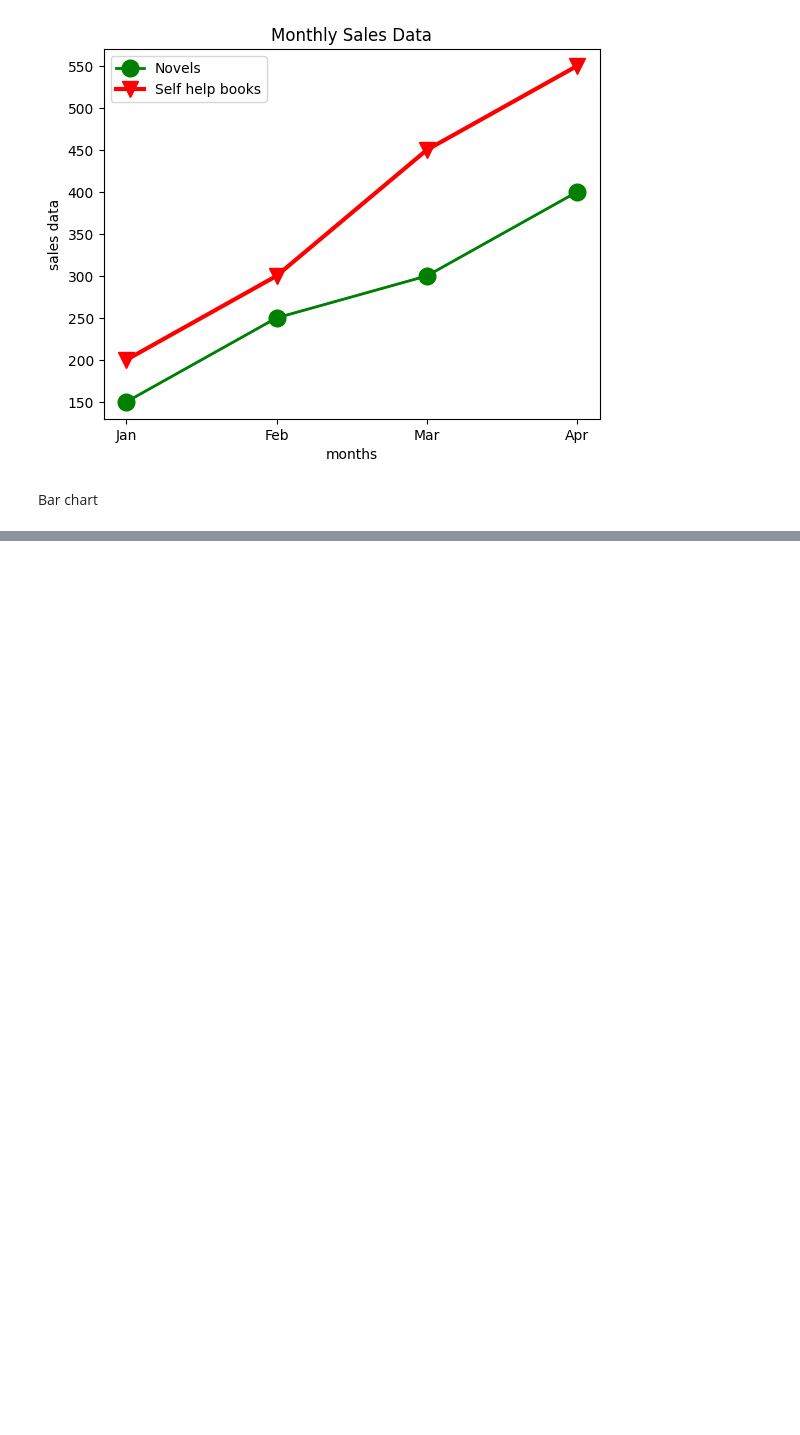
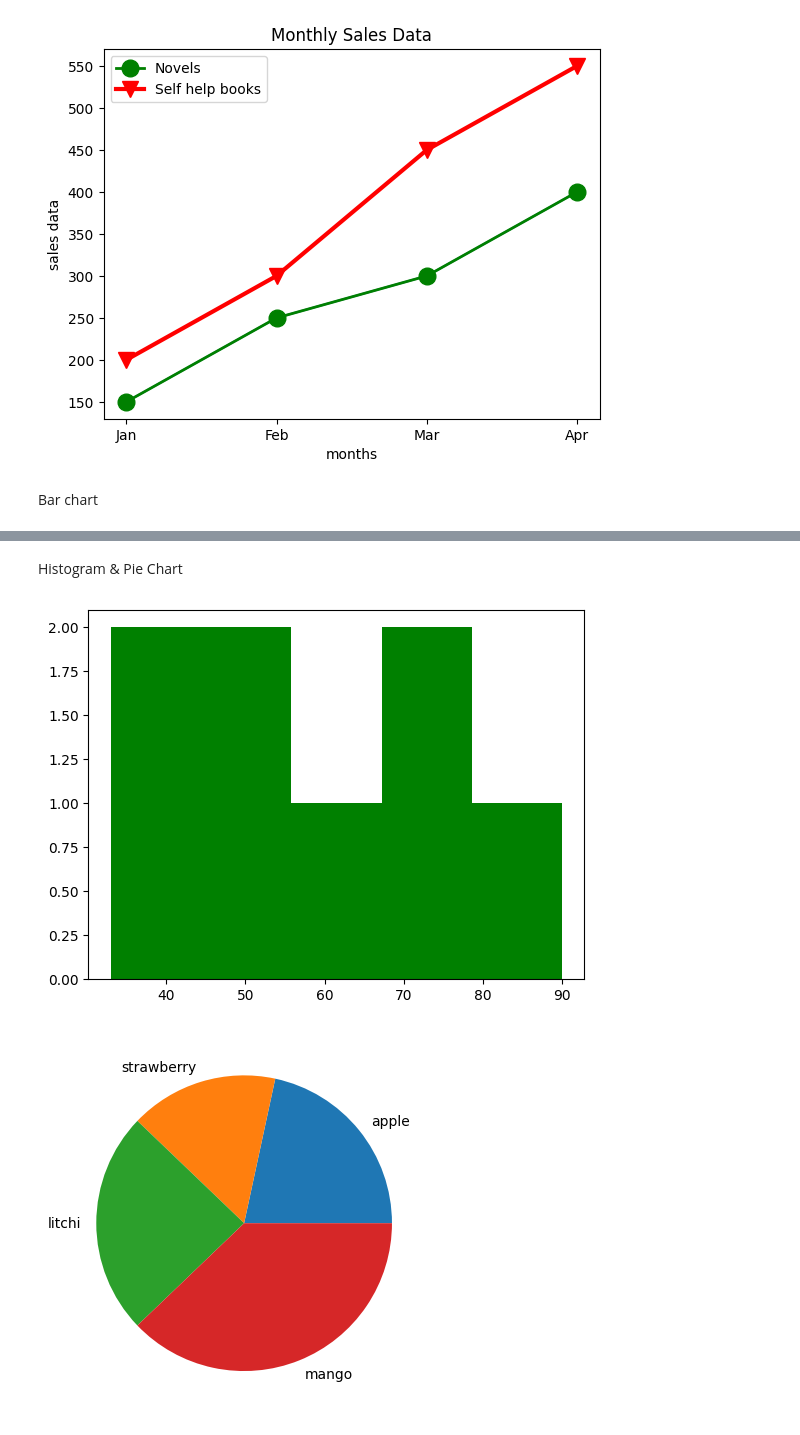
Before and after one commit to Shivangi144/Data-science-, a Jupyter notebook: day19.ipynb, the cells around one changed output, grey strips where cells are left out. Drawn from its saved outputs; the diff is of its cells as text; code cells hidden in the pictures; blank space fills up the shorter version.

```diff
--- a/day19.ipynb
+++ b/day19.ipynb
@@ -76,0 +98,27 @@ plt.show()
+# %% [markdown]
+Histogram & Pie Chart
+# %%
+# Histogram
+import matplotlib.pyplot as plt
+import numpy as np
+marks =[40,55,60,70,90,75,33,50]
+plt.hist(marks,bins = 5,color = "green")
+plt.show()
+
+# pie chart
+import matplotlib.pyplot as plt
+fruits = ['apple','strawberry','litchi','mango']
+count = [40,30,45,70]
+plt.pie(count, labels=fruits)
+plt.show()
+
+#pie chart percentage
+import matplotlib.pyplot as plt
+fruits = ['strawberry','litchi','mango','cherry']
+colors = ['blue','red','yellow','green']
+count = [30,60,85,75]
+plt.pie(count,labels=fruits,colors=colors)
+plt.show()
+# %% [output]
+[figure, added]
+[figure, added]
```
Also changed, not shown: parts of 5 cells of this notebook.
